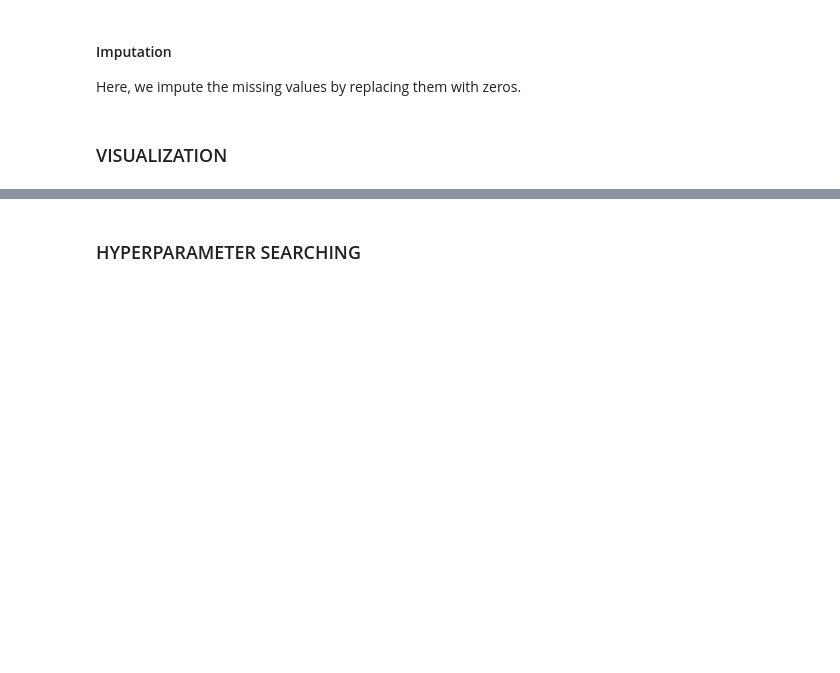
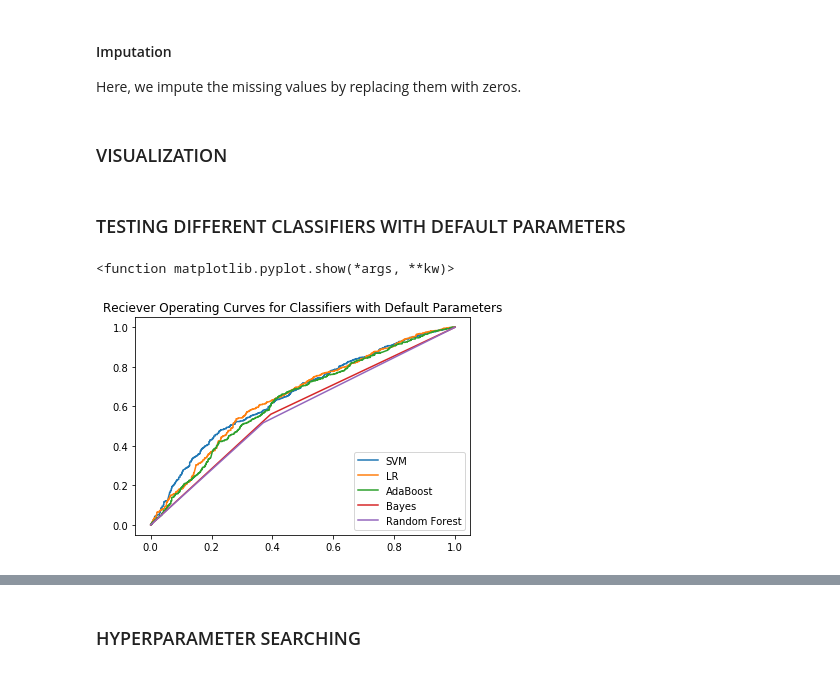
Before and after one commit to kevinmchu/BME590Final, a Jupyter notebook: AbnormalLabValues.ipynb, the cells around one changed output, grey strips where cells are left out. Cells and saved outputs as stored; diff of their text form; code cells hidden in the pictures; blank space fills up the shorter version.

Commit message:
added section testing different classifiers with default parameters ROC graph

```diff
--- a/AbnormalLabValues.ipynb
+++ b/AbnormalLabValues.ipynb
@@ -188,3 +188,68 @@ X_test[np.isnan(X_test)] = 0
 # plt.scatter(X_tsne[y_train==0, 0], X_tsne[y_train==0, 1])
 # plt.scatter(X_tsne[y_train==1, 0], X_tsne[y_train==1, 1])
 # plt.show()
+# %% [markdown]
+### TESTING DIFFERENT CLASSIFIERS WITH DEFAULT PARAMETERS
+# %%
+# the following cell runs and evaluates five different classifiers using default parameter values. From this SVM is chosen as the highest performing classifier and continues onto the next section for tuning hyperparameters...
+
+from sklearn.svm import SVC
+from sklearn.linear_model import LogisticRegression
+from sklearn import metrics
+from sklearn.ensemble import RandomForestClassifier
+from sklearn.ensemble import AdaBoostClassifier
+from sklearn.naive_bayes import GaussianNB
+
+def evaluateClass(clf, X_train, y_train, X_test, y_test):
+    # this function takes a classifier, training and testing data to obtain a y_pred vector from which you can obtain an AUC metric
+    clf = clf.fit(X_train, y_train)
+    y_pred = clf.decision_function(X_test)
+    fpr, tpr, thresholds = metrics.roc_curve(y_test, y_pred, pos_label=1)
+    AUC = metrics.auc(fpr, tpr)
+    return AUC, fpr, tpr
+
+# Run SVM classifier
+svm = SVC(random_state=42)
+svm_AUC, svm_fpr, svm_tpr = evaluateClass(svm, X_train, y_train, X_test, y_test)
+
+# Run LR classifier
+LR = LogisticRegression(random_state=0)
+LR_AUC, LR_fpr, LR_tpr = evaluateClass(LR, X_train, y_train, X_test, y_test)
+
+# Run Ada classifier
+Ada = AdaBoostClassifier()
+Ada_AUC, Ada_fpr, Ada_tpr = evaluateClass(Ada, X_train, y_train, X_test, y_test)
+
+# Run Naive Bayes classifier
+# Bayes does not have .decision_function() method so cannot be send through evaluateClass() function
+Bayes = GaussianNB()
+Bayes = Bayes.fit(X_train, y_train)
+y_pred = Bayes.predict(X_test)
+Bayes_fpr, Bayes_tpr, thresholds = metrics.roc_curve(y_test, y_pred, pos_label=1)
+Bayes_AUC = metrics.auc(Bayes_fpr, Bayes_tpr)
+
+# Run the RandomForest classifier
+# RandomForest does not have .decision_function() method so cannot be send through evaluateClass() function
+RandForest = RandomForestClassifier(random_state=0)
+RandForest = RandForest.fit(X_train, y_train)
+y_pred = RandForest.predict(X_test)
+RandForest_fpr, RandForest_tpr, thresholds = metrics.roc_curve(y_test, y_pred, pos_label=1)
+RandForest_AUC = metrics.auc(RandForest_fpr, RandForest_tpr)
+
+# creating dataframe to display results
+AUC_Class_df = pd.DataFrame({'Classifier':['SVM','LR','AdaBoost','Bayes','Random Forest'],'AUC':[svm_AUC, LR_AUC, Ada_AUC, Bayes_AUC, RandForest_AUC]})
+
+# Plot ROC curves
+import matplotlib.pyplot as plt
+plt.figure()
+plt.plot(svm_fpr, svm_tpr, label = "SVM")
+plt.plot(LR_fpr, LR_tpr, label = "LR")
+plt.plot(Ada_fpr, Ada_tpr, label = "AdaBoost")
+plt.plot(Bayes_fpr, Bayes_tpr, label = "Bayes")
+plt.plot(RandForest_fpr, RandForest_tpr, label = "Random Forest")
+plt.legend(loc="lower right")
+plt.title("Reciever Operating Curves for Classifiers with Default Parameters")
+plt.show
+# %% [output]
+<function matplotlib.pyplot.show(*args, **kw)>
+[figure, added]
```
Also changed, not shown: parts of 6 cells of this notebook.
